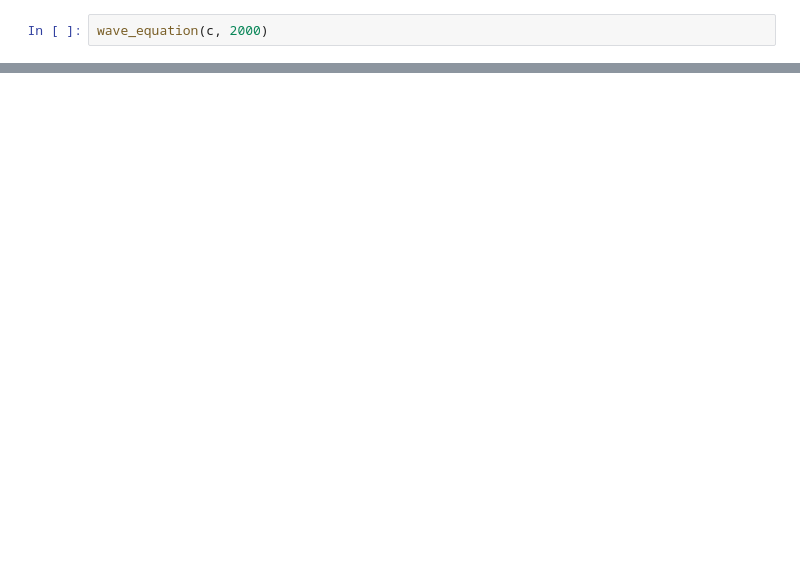
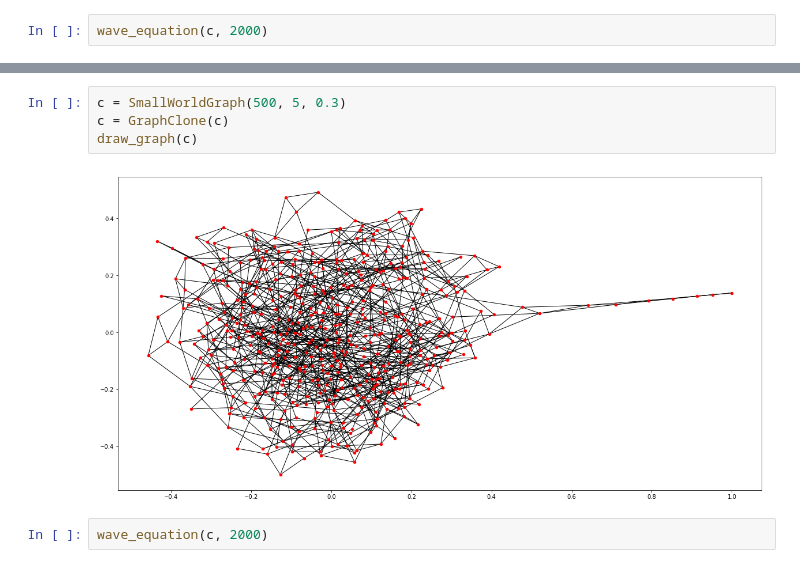
Before and after one commit to brendanshanahan/cnets, a Jupyter notebook: presentation.ipynb, the cells around one changed output, grey strips where cells are left out. Drawn from its saved outputs; the diff is of its cells as text; blank space fills up the shorter version.

```diff
--- a/presentation.ipynb
+++ b/presentation.ipynb
@@ -101,0 +87,8 @@ plot_fft(c)
+# %%
+c = SmallWorldGraph(500, 5, 0.3)
+c = GraphClone(c)
+draw_graph(c)
+# %% [output]
+[figure, added]
+# %%
+wave_equation(c, 2000)
```
Also changed, not shown: parts of 13 cells of this notebook, 1 other file.
